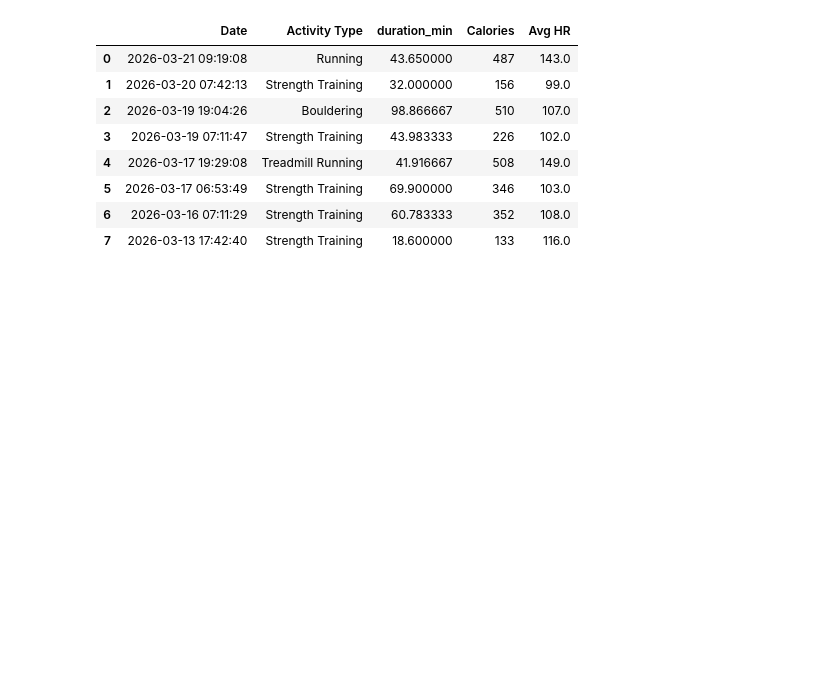
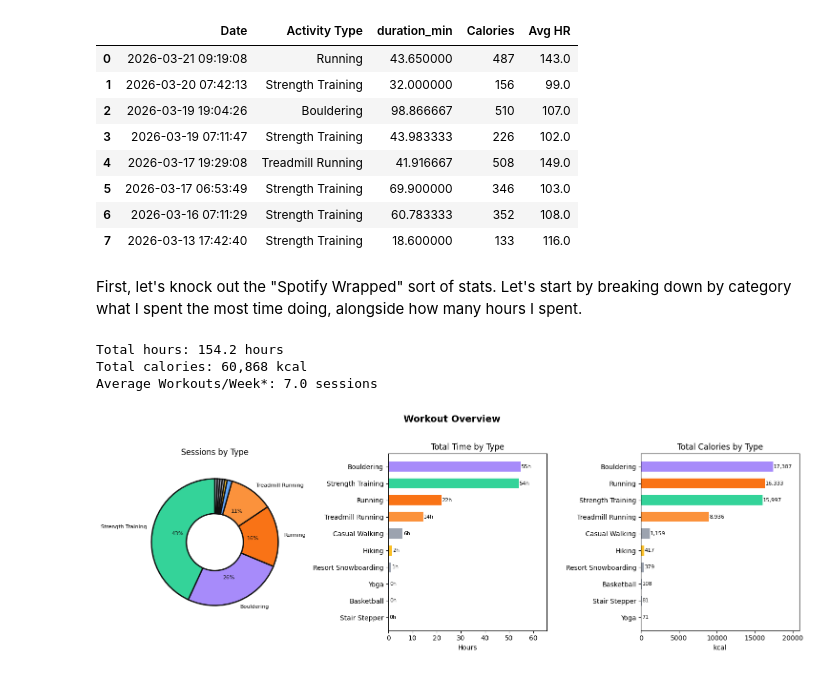
Before and after one commit to jinsung-kim/internet-experiments, a Jupyter notebook: garmin_analysis.ipynb, the cells around one changed output. Saved outputs shown, nothing was run; the diff lists cells and outputs as text; code cells hidden in the pictures; blank space fills up the shorter version.

```diff
--- a/garmin_analysis.ipynb
+++ b/garmin_analysis.ipynb
@@ -116,3 +116,69 @@ Loaded 160 activities from 2025-10-12 to 2026-03-21
 | 5 | 2026-03-17 06:53:49 | Strength Training | 69.900000 | 346 | 103.0 |
 | 6 | 2026-03-16 07:11:29 | Strength Training | 60.783333 | 352 | 108.0 |
 | 7 | 2026-03-13 17:42:40 | Strength Training | 18.600000 | 133 | 116.0 |
+# %% [markdown]
+First, let's knock out the "Spotify Wrapped" sort of stats.
+Let's start by breaking down by category what I spent the most time doing, alongside how many hours I spent.
+# %%
+counts = df['Activity Type'].value_counts()
+total_hours = df['duration_min'].sum() / 60
+total_cals = df['Calories'].sum()
+days_span = (df['Date'].max() - df['Date'].min()).days
+
+print(f"Total hours: {total_hours:.1f} hours")
+print(f"Total calories: {total_cals:,.0f} kcal")
+print(f"Average Workouts/Week*: {len(df)/(days_span/7):.1f} sessions")
+
+fig, axes = plt.subplots(1, 3, figsize=(15, 5))
+fig.suptitle('Workout Overview', fontsize=14, fontweight='bold', y=1.02)
+
+total = counts.sum()
+pcts = counts.values / total
+
+def autopct(v):
+	return '%1.0f%%' % v if v / 100 >= 0.02 else ''
+
+ax = axes[0]
+c_map = [COLORS.get(k, '#9ca3af') for k in counts.index]
+# Hide the activities in the donut chart under 2%
+# to avoid overlapping labels on the top half of the chart.
+labels = [l if p >= 0.02 else '' for l, p in zip(counts.index, pcts)]
+wedges, texts, autotexts = ax.pie(
+	counts.values, labels=labels, autopct=autopct,
+	colors=c_map, startangle=90,
+	wedgeprops=dict(width=0.55, edgecolor='#0f0f0f', linewidth=2),
+	textprops=dict(fontsize=8)
+)
+for at in autotexts:
+	at.set_color('#111')
+ax.set_title('Sessions by Type', pad=12)
+
+ax = axes[1]
+hrs = df.groupby('Activity Type')['duration_min'].sum().sort_values() / 60
+colors2 = [COLORS.get(k, '#9ca3af') for k in hrs.index]
+bars = ax.barh(hrs.index, hrs.values, color=colors2, height=0.6)
+for bar, val in zip(bars, hrs.values):
+	ax.text(val + 0.3, bar.get_y() + bar.get_height()/2,
+			f'{val:.0f}h', va='center', fontsize=8)
+ax.set_xlabel('Hours')
+ax.set_title('Total Time by Type')
+ax.set_xlim(0, hrs.max()*1.2)
+
+ax = axes[2]
+cal = df.groupby('Activity Type')['Calories'].sum().sort_values()
+colors3 = [COLORS.get(k, '#9ca3af') for k in cal.index]
+bars = ax.barh(cal.index, cal.values, color=colors3, height=0.6)
+for bar, val in zip(bars, cal.values):
+	ax.text(val + 50, bar.get_y() + bar.get_height()/2,
+			f'{val:,.0f}', va='center', fontsize=8)
+ax.set_xlabel('kcal')
+ax.set_title('Total Calories by Type')
+ax.set_xlim(0, cal.max()*1.2)
+
+plt.tight_layout()
+plt.show()
+# %% [output]
+Total hours: 154.2 hours
+Total calories: 60,868 kcal
+Average Workouts/Week*: 7.0 sessions
+[figure, added]
```
Also changed, not shown: parts of 4 cells of this notebook.
